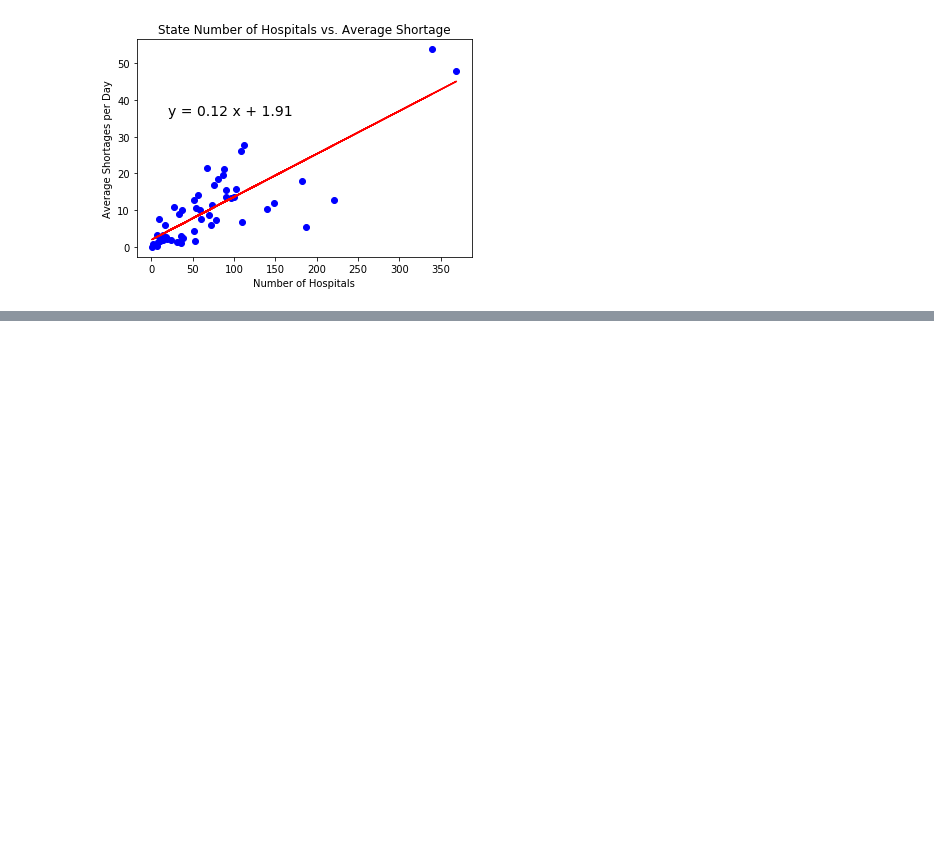
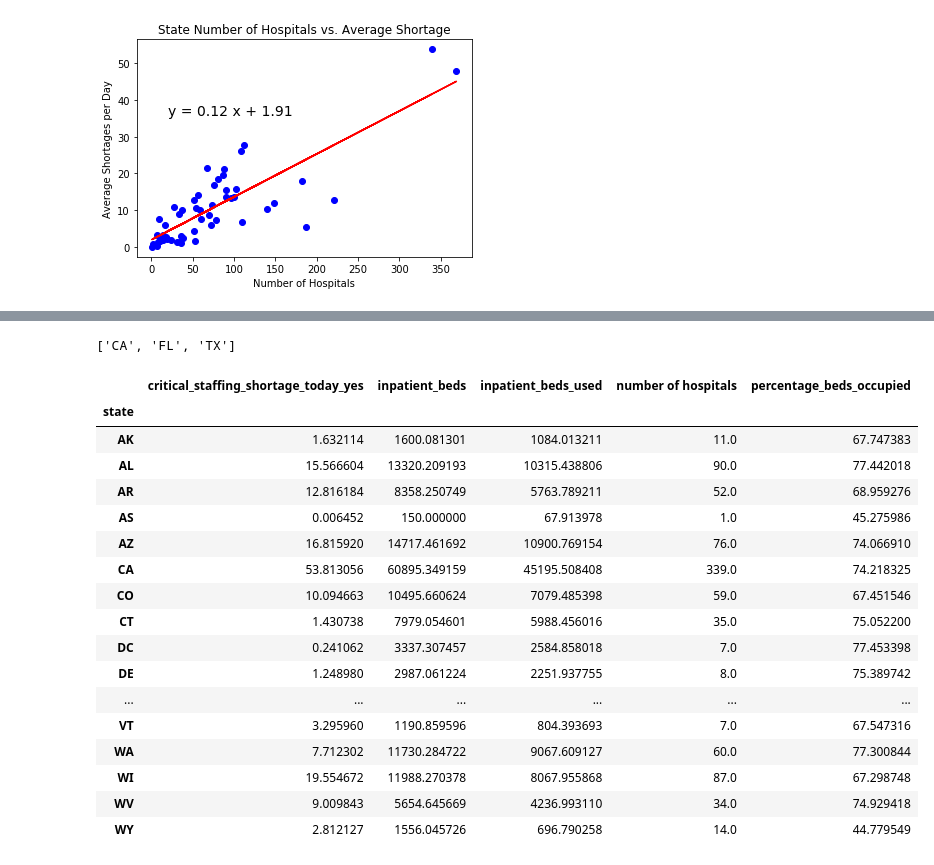
Before and after one commit to nkeplinger/healthcare_module7, a Jupyter notebook: iqra_project_code_in_progress.ipynb, the cells around one changed output, grey strips where cells are left out. Cells and saved outputs as stored; diff of their text form; code cells hidden in the pictures; blank space fills up the shorter version.

```diff
--- a/iqra_project_code_in_progress.ipynb
+++ b/iqra_project_code_in_progress.ipynb
@@ -307,0 +390,4 @@ The r-squared is: 0.673
+# %%
+print(df2)
+# %% [output]
+['CA', 'FL', 'TX']
@@ -307,0 +396,21 @@ The r-squared is: 0.673
+# %%
+st_hosp_data
+# %% [output]
+|  | critical_staffing_shortage_today_yes | inpatient_beds | inpatient_beds_used | number of hospitals | percentage_beds_occupied |
+| state |  |  |  |  |  |
+| AK | 1.632114 | 1600.081301 | 1084.013211 | 11.0 | 67.747383 |
+| AL | 15.566604 | 13320.209193 | 10315.438806 | 90.0 | 77.442018 |
+| AR | 12.816184 | 8358.250749 | 5763.789211 | 52.0 | 68.959276 |
+| AS | 0.006452 | 150.000000 | 67.913978 | 1.0 | 45.275986 |
+| AZ | 16.815920 | 14717.461692 | 10900.769154 | 76.0 | 74.066910 |
+| CA | 53.813056 | 60895.349159 | 45195.508408 | 339.0 | 74.218325 |
+| CO | 10.094663 | 10495.660624 | 7079.485398 | 59.0 | 67.451546 |
+| CT | 1.430738 | 7979.054601 | 5988.456016 | 35.0 | 75.052200 |
+| DC | 0.241062 | 3337.307457 | 2584.858018 | 7.0 | 77.453398 |
+| DE | 1.248980 | 2987.061224 | 2251.937755 | 8.0 | 75.389742 |
+| ... | ... | ... | ... | ... | ... |
+| VT | 3.295960 | 1190.859596 | 804.393693 | 7.0 | 67.547316 |
+| WA | 7.712302 | 11730.284722 | 9067.609127 | 60.0 | 77.300844 |
+| WI | 19.554672 | 11988.270378 | 8067.955868 | 87.0 | 67.298748 |
+| WV | 9.009843 | 5654.645669 | 4236.993110 | 34.0 | 74.929418 |
+| WY | 2.812127 | 1556.045726 | 696.790258 | 14.0 | 44.779549 |
```
Also changed, not shown: parts of 28 cells of this notebook.
